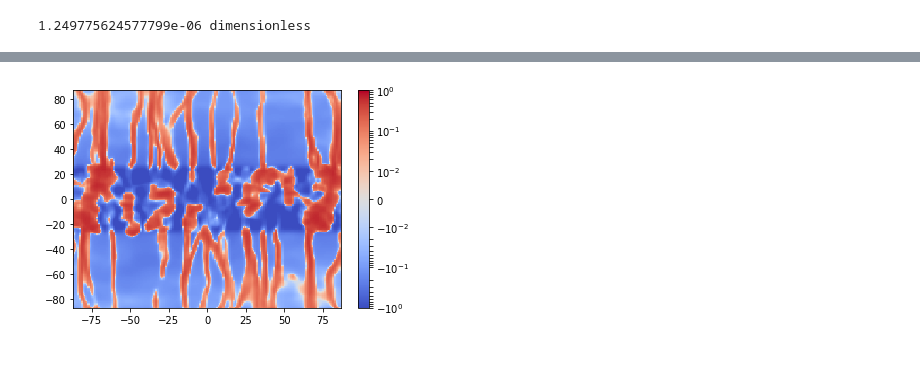
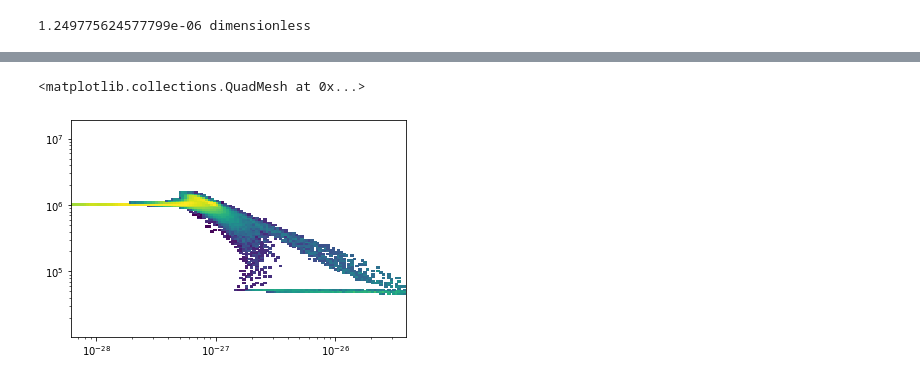
Before and after one commit to ibutsky/thermal_instabilities, a Jupyter notebook: analysis/test.ipynb, the cells around one changed output, grey strips where cells are left out. Cells and saved outputs as stored; diff of their text form; code cells hidden in the pictures.

```diff
--- a/analysis/test.ipynb
+++ b/analysis/test.ipynb
@@ -322,5 +240,7 @@ z = frb['z'].in_units('kpc')
-# %%
-plt.pcolormesh(y, z, drho, cmap = 'coolwarm', norm = SymLogNorm(0.01), vmin = -1, vmax = 1)
-cbar = plt.colorbar()
-# %% [output]
-[figure, removed]
+# %%
+plt.yscale('log')
+plt.yscale('log')
+plt.pcolormesh(prof.x, prof.y, prof[('gas', 'cell_mass')].T, norm = LogNorm(), vmin = 1e5, vmax = 1e9)
+# %% [output]
+<matplotlib.collections.QuadMesh at 0x...>
+[figure, added]
```
Also changed, not shown: parts of 12 cells of this notebook.
